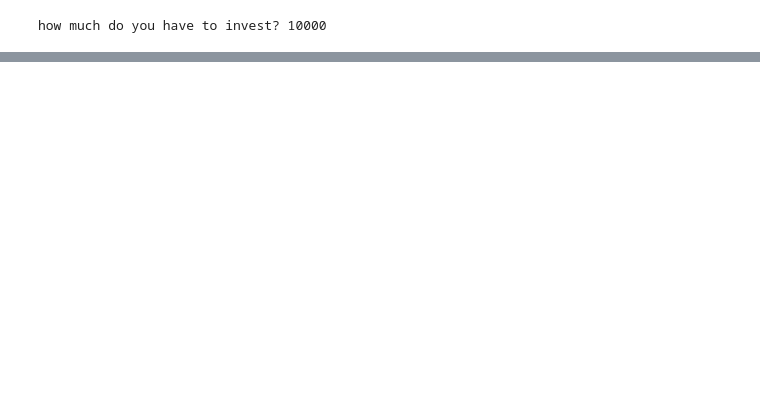
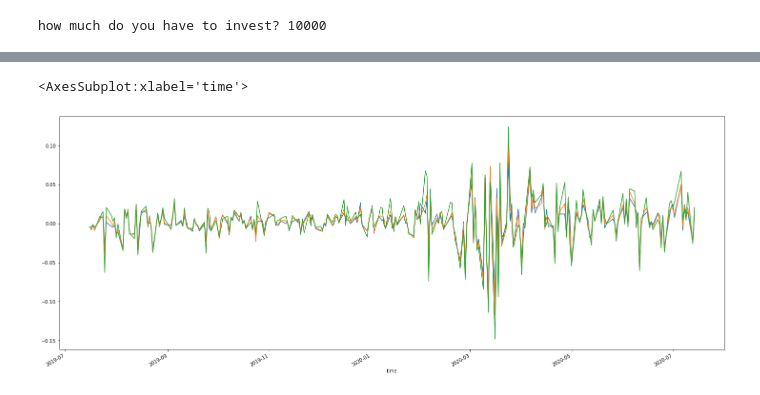
Before and after one commit to derrickclaye/Invest-a-Bull, a Jupyter notebook: analysis.ipynb, the cells around one changed output, grey strips where cells are left out. Drawn from its saved outputs; the diff is of its cells as text; code cells hidden in the pictures; blank space fills up the shorter version.

```diff
--- a/analysis.ipynb
+++ b/analysis.ipynb
@@ -58,0 +156,22 @@ calculate(tickers, capital)
+# %%
+# low risk portfolio - [1st - 5%, 2nd - 10%, 3rd - 15%, 4th- 20%, 5th - 50%] -- 80% investment , 20% lending
+# medium risk portfolio - [1st - 10%, 2nd - 15%, 3rd - 20%, 4th- 25%, 5th - 30%] -- 60% investment , 40% lending
+# high risk portfolio - [1st - 30%, 2nd - 25%, 3rd -20%, 4th- 15%, 5th - 10%] -- 50% investment , 50% lending
+# ex. weights = [.05, .1, .15, .2, .5] --> daily_returns.dot(weights)
+
+
+low_risk_weights = [.05, .1, .15, .2, .5]
+med_risk_weights = [.1, .15, .2, .25, .3]
+high_risk_weights = [.3, .25, .2, .15, .1]
+volatitly_ranks = annualized_std.index.to_list()
+ordered_volatility_df = pd.concat([daily_returns[volatitly_ranks[0]], daily_returns[volatitly_ranks[1]],daily_returns[volatitly_ranks[2]],daily_returns[volatitly_ranks[3]],daily_returns[volatitly_ranks[4]]], axis=1, join='inner')
+low_risk_porfolio = ordered_volatility_df.dot(low_risk_weights)
+med_risk_porfolio = ordered_volatility_df.dot(med_risk_weights)
+high_risk_porfolio = ordered_volatility_df.dot(high_risk_weights)
+# %%
+ax = low_risk_porfolio.plot.line(figsize=(25,10))
+med_risk_porfolio.plot.line(ax=ax)
+high_risk_porfolio.plot.line(ax=ax)
+# %% [output]
+<AxesSubplot:xlabel='time'>
+[figure, added]
```
Also changed, not shown: parts of 17 cells of this notebook, 2 other files.
